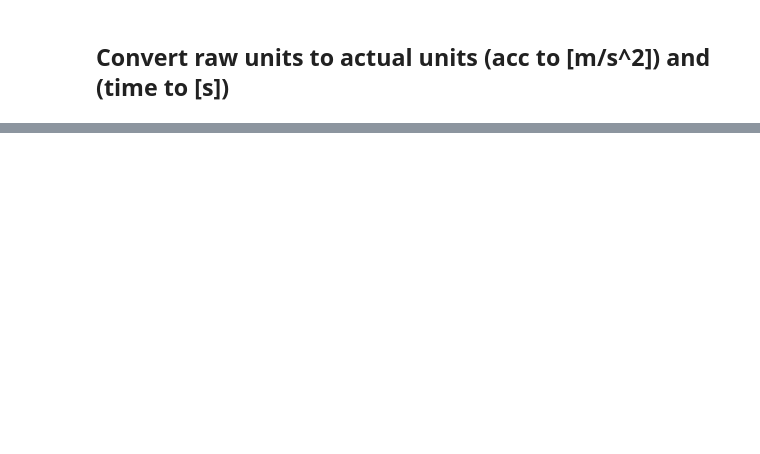
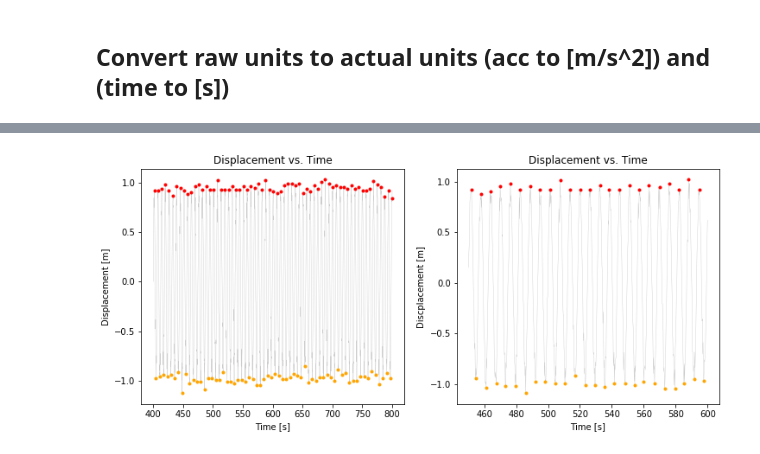
Before and after one commit to SUPScientist/CSE_145_237D_Smartfin, a Jupyter notebook: BuoyCallibratorData_Wave_Train_Analysis.ipynb, the cells around one changed output, grey strips where cells are left out. Saved outputs shown, nothing was run; the diff lists cells and outputs as text; code cells hidden in the pictures; blank space fills up the shorter version.

```diff
--- a/BuoyCallibratorData_Wave_Train_Analysis.ipynb
+++ b/BuoyCallibratorData_Wave_Train_Analysis.ipynb
@@ -613,0 +473,12 @@ Wave height is:  1.74061502787
+# %%
+#First integral of acc to get velocity:
+from scipy import integrate
+
+def calculate_new_range(time_array, array_of_values, low_time, high_time):
+    new_time_array = []
+    new_value_array = []
+    for t,v in zip(time_array, array_of_values):
+        if (t > low_time and t < high_time):
+            new_time_array.append(t)
+            new_value_array.append(v)
+    return new_time_array, new_value_array
@@ -613,0 +718,77 @@ Wave height is:  1.74061502787
+# %%
+#First, find peaks and valleys of the waveforms:
+#(Found that this works better when the data has been detrended.)
+
+#Need to convert to numpy array types:
+new_dacc1 = np.array(new_dacc1)
+new_dacc2 = np.array(new_dacc2)
+new_dacc3 = np.array(new_dacc3)
+
+new_t1 = np.array(new_t1)
+new_t2 = np.array(new_t2)
+new_t3 = np.array(new_t3)
+
+
+indexes0 = peakutils.indexes(new_dacc1, thres=0.02/max(new_dacc1), min_dist=100)
+indexes1 = peakutils.indexes(new_dacc2, thres=0.02/max(new_dacc2), min_dist=100)
+indexes2 = peakutils.indexes(new_dacc3, thres=0.02/max(new_dacc3), min_dist=100)
+
+col_0t = new_t1 # First column data
+col_0a = new_dacc1 # Second column data
+
+col_1t = new_t2 # First column data
+col_1a = new_dacc2 # Second column data
+
+col_2t = new_t3 # First column data
+col_2a = new_dacc3 # Second column data
+
+
+
+#Index1 gets the peaks, while index2 gets the valleys
+index_max0 = peakutils.indexes(col_0a, thres=0.66, min_dist=25)
+index_min0 = peakutils.indexes(-col_0a, thres=0.66, min_dist=25)
+
+index_max1 = peakutils.indexes(col_1a, thres=0.66, min_dist=25)
+index_min1 = peakutils.indexes(-col_1a, thres=0.66, min_dist=25)
+
+index_max2 = peakutils.indexes(col_2a, thres=0.66, min_dist=25)
+index_min2 = peakutils.indexes(-col_2a, thres=0.66, min_dist=25)
+
+
+
+##Plotting:
+f1 = plt.figure(figsize=(12,5))
+ax1 = f1.add_subplot(121)
+ax2 = f1.add_subplot(122)
+
+f2 = plt.figure(figsize=(12,5))
+ax3 = f2.add_subplot(121)
+
+
+ax1.plot(col_0t,col_0a, lw=0.4, alpha=0.2, color="black" )
+ax1.plot(col_0t[index_max0],col_0a[index_max0], marker="o", ls="", ms=3, color="red" )
+ax1.plot(col_0t[index_min0],col_0a[index_min0], color ="orange", marker="o", ls="", ms=3 )
+ax1.set_title("Displacement vs. Time")
+ax1.set_xlabel("Time [s]")
+ax1.set_ylabel('Displacement [m]')
+
+
+ax2.plot(col_1t,col_1a, lw=0.4, alpha=0.2, color="black" )
+ax2.plot(col_1t[index_max1],col_1a[index_max1], marker="o", ls="", ms=3,  color="red" )
+ax2.plot(col_1t[index_min1],col_1a[index_min1], color ="orange", marker="o", ls="", ms=3 )
+ax2.set_title("Displacement vs. Time")
+ax2.set_xlabel("Time [s]")
+ax2.set_ylabel("Discplacement [m]")
+
+
+ax3.plot(col_2t,col_2a, lw=0.4, alpha=0.2, color="black" )
+ax3.plot(col_2t[index_max2],col_2a[index_max2], marker="o", ls="", ms=3,  color="red" )
+ax3.plot(col_2t[index_min2],col_2a[index_min2], color ="orange", marker="o", ls="", ms=3 )
+ax3.set_title("Discplacement vs. Time")
+ax3.set_xlabel("Time [s]")
+ax3.set_ylabel("Displacement [m]")
+
+
+plt.show()
+# %% [output]
+[figure, added]
```
Also changed, not shown: parts of 22 cells of this notebook.
